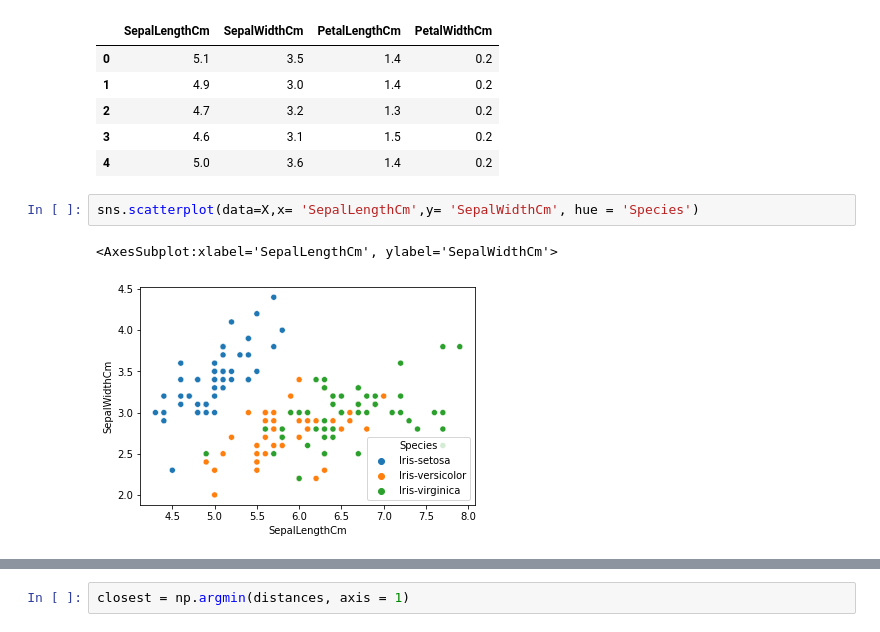
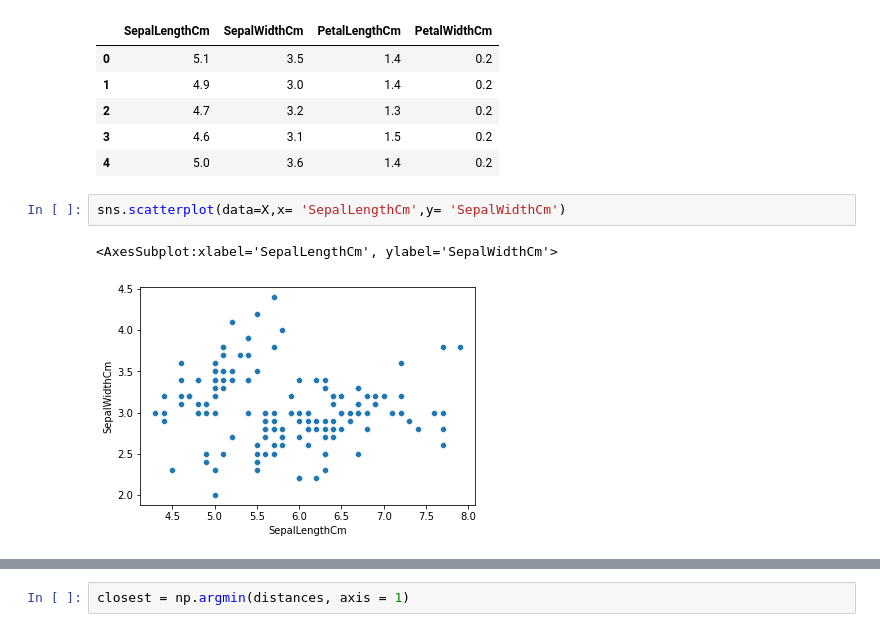
Before and after one commit to eughrat/K_Means_Algorithm, a Jupyter notebook: Workbook.ipynb, the cells around one changed output, grey strips where cells are left out. Saved outputs shown, nothing was run; the diff lists cells and outputs as text.

```diff
--- a/Workbook.ipynb
+++ b/Workbook.ipynb
@@ -20,10 +18,10 @@ X.head()
 | 3 | 4.6 | 3.1 | 1.5 | 0.2 |
 | 4 | 5.0 | 3.6 | 1.4 | 0.2 |
 # %%
-sns.scatterplot(data=X,x= 'SepalLengthCm',y= 'SepalWidthCm', hue = 'Species')
+sns.scatterplot(data=X,x= 'SepalLengthCm',y= 'SepalWidthCm')
 # %% [output]
 <AxesSubplot:xlabel='SepalLengthCm', ylabel='SepalWidthCm'>
-[figure, old version]
+[figure, new version]
 # %%
 # init centers
 centers = X.sample(3)
```
Also changed, not shown: parts of 16 cells of this notebook.
